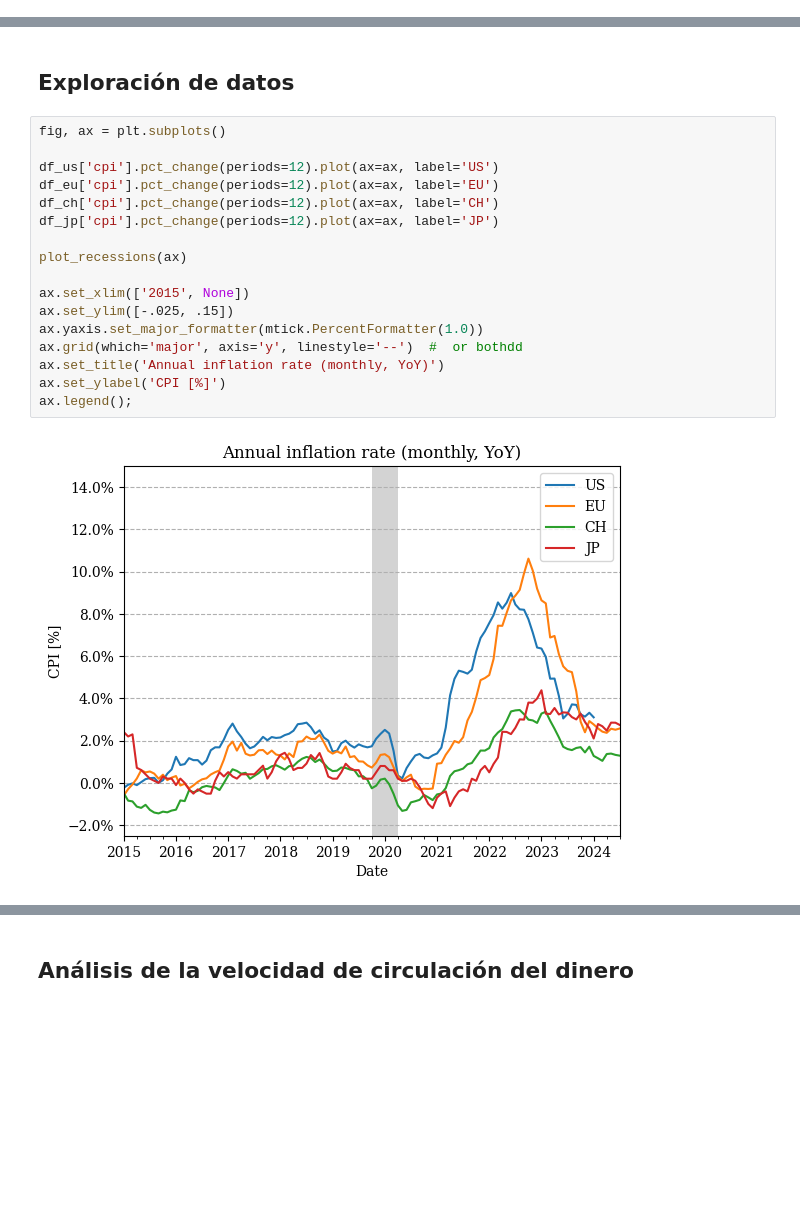
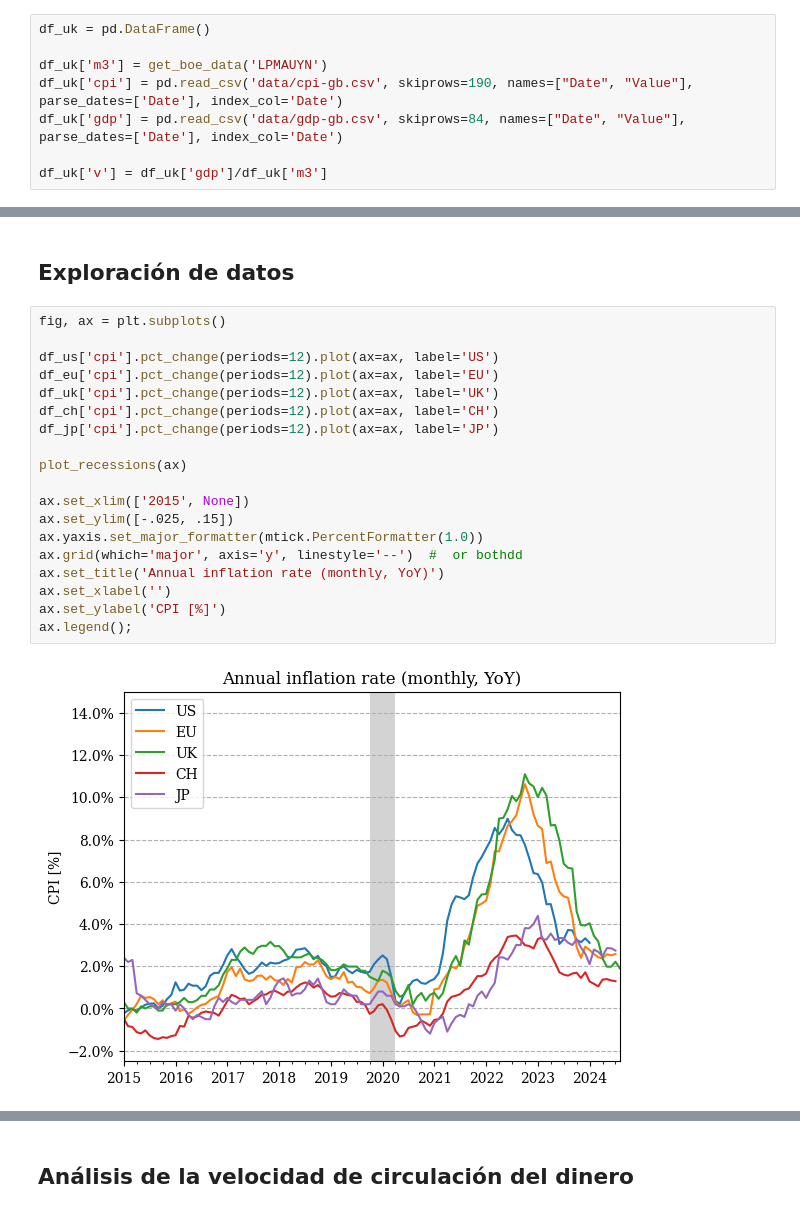
Before and after one commit to MiguelPuntoEs/money-growth, a Jupyter notebook: money-growth.ipynb, the cells around one changed output, grey strips where cells are left out. Saved outputs shown, nothing was run; the diff lists cells and outputs as text; blank space fills up the shorter version.

```diff
--- a/money-growth.ipynb
+++ b/money-growth.ipynb
@@ -198,0 +203,8 @@ ax.set_ylabel('Change (1Y)');
+# %%
+df_uk = pd.DataFrame()
+
+df_uk['m3'] = get_boe_data('LPMAUYN')
+df_uk['cpi'] = pd.read_csv('data/cpi-gb.csv', skiprows=190, names=["Date", "Value"], parse_dates=['Date'], index_col='Date')
+df_uk['gdp'] = pd.read_csv('data/gdp-gb.csv', skiprows=84, names=["Date", "Value"], parse_dates=['Date'], index_col='Date')
+
+df_uk['v'] = df_uk['gdp']/df_uk['m3']
@@ -241,22 +258,24 @@ ax.set_ylabel('Change (1Y)');
 # %%
 fig, ax = plt.subplots()
 
 df_us['cpi'].pct_change(periods=12).plot(ax=ax, label='US')
 df_eu['cpi'].pct_change(periods=12).plot(ax=ax, label='EU')
+df_uk['cpi'].pct_change(periods=12).plot(ax=ax, label='UK')
 df_ch['cpi'].pct_change(periods=12).plot(ax=ax, label='CH')
 df_jp['cpi'].pct_change(periods=12).plot(ax=ax, label='JP')
 
 plot_recessions(ax)
 
 ax.set_xlim(['2015', None])
 ax.set_ylim([-.025, .15])
 ax.yaxis.set_major_formatter(mtick.PercentFormatter(1.0))
 ax.grid(which='major', axis='y', linestyle='--')  #  or bothdd
 ax.set_title('Annual inflation rate (monthly, YoY)')
+ax.set_xlabel('')
 ax.set_ylabel('CPI [%]')
 ax.legend();
 # %% [output]
-[figure, old version]
+[figure, new version]
 # %%
 fig, ax = plt.subplots()
 
```
Also changed, not shown: parts of 11 cells of this notebook, 3 other files.
